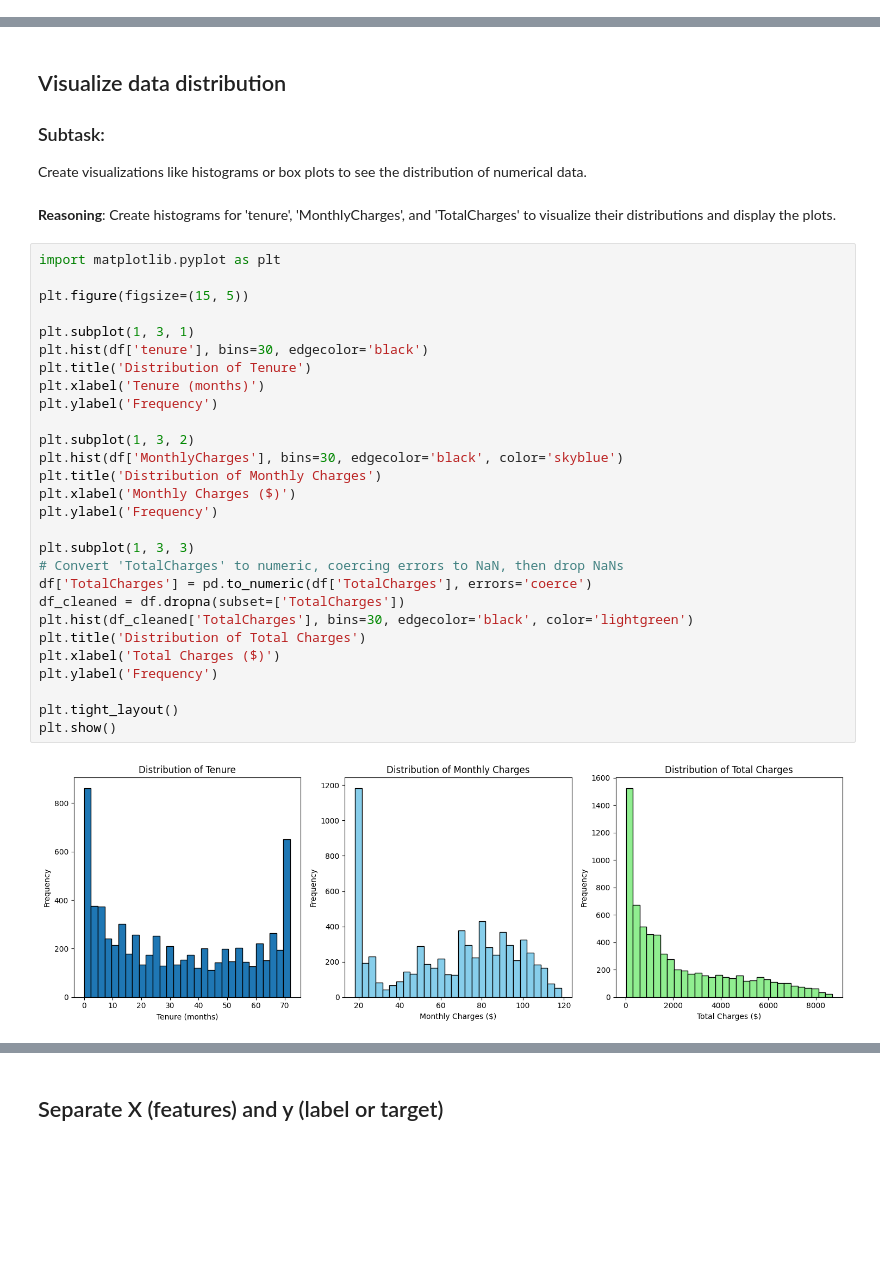
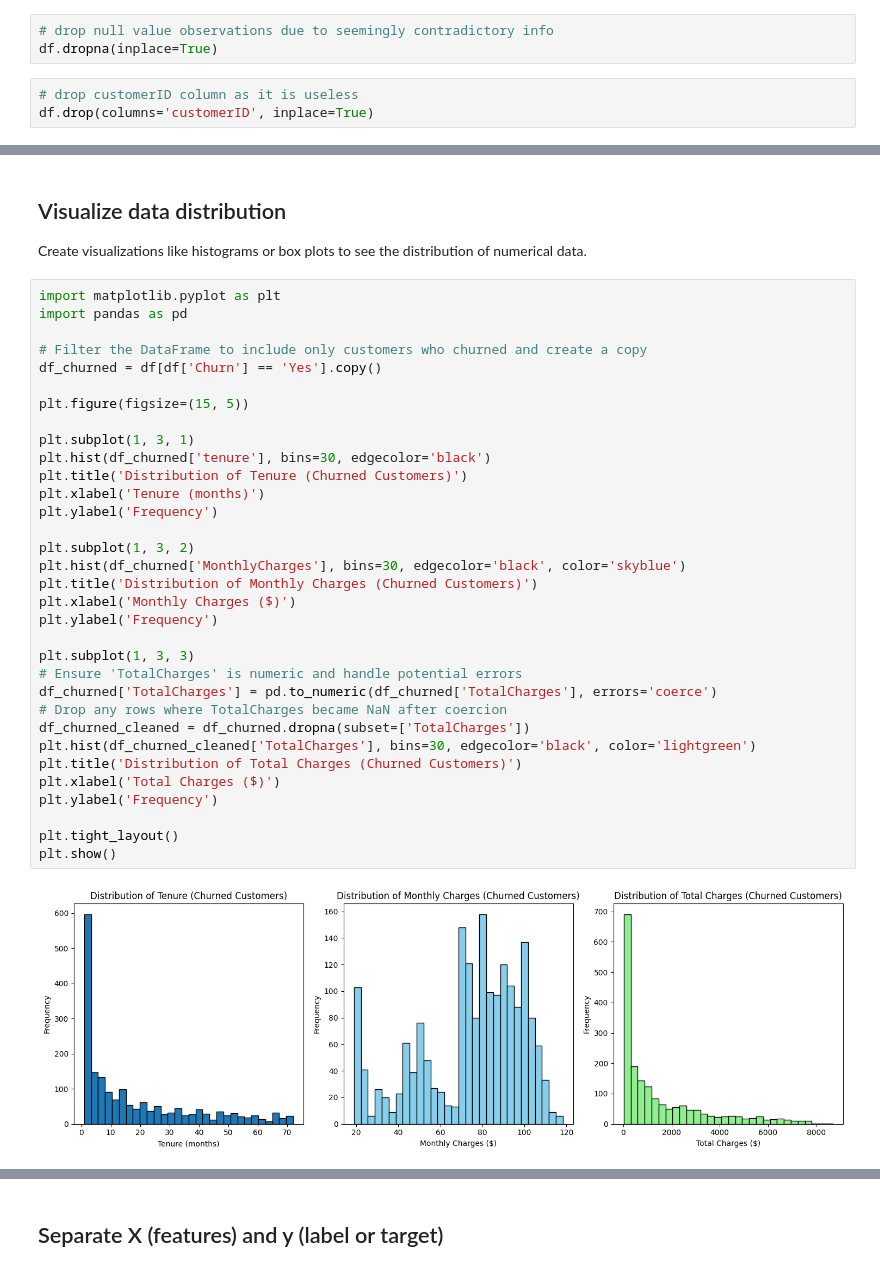
Before and after one commit to jacobalcu/Telco-Customer-Churn, a Jupyter notebook: Customer_Churn.ipynb, the cells around one changed output, grey strips where cells are left out. Saved outputs shown, nothing was run; the diff lists cells and outputs as text; blank space fills up the shorter version.

```diff
--- a/Customer_Churn.ipynb
+++ b/Customer_Churn.ipynb
@@ -62,0 +145,6 @@ None
+# %%
+# drop null value observations due to seemingly contradictory info
+df.dropna(inplace=True)
+# %%
+# drop customerID column as it is useless
+df.drop(columns='customerID', inplace=True)
@@ -204,38 +256,39 @@ array(['No', 'Yes'], dtype=object)
 # %% [markdown]
 ## Visualize data distribution
 
-### Subtask:
 Create visualizations like histograms or box plots to see the distribution of numerical data.
-# %% [markdown]
-**Reasoning**:
-Create histograms for 'tenure', 'MonthlyCharges', and 'TotalCharges' to visualize their distributions and display the plots.
 # %%
 import matplotlib.pyplot as plt
+import pandas as pd
+
+# Filter the DataFrame to include only customers who churned and create a copy
+df_churned = df[df['Churn'] == 'Yes'].copy()
 
 plt.figure(figsize=(15, 5))
 
 plt.subplot(1, 3, 1)
-plt.hist(df['tenure'], bins=30, edgecolor='black')
-plt.title('Distribution of Tenure')
+plt.hist(df_churned['tenure'], bins=30, edgecolor='black')
+plt.title('Distribution of Tenure (Churned Customers)')
 plt.xlabel('Tenure (months)')
 plt.ylabel('Frequency')
 
 plt.subplot(1, 3, 2)
-plt.hist(df['MonthlyCharges'], bins=30, edgecolor='black', color='skyblue')
-plt.title('Distribution of Monthly Charges')
+plt.hist(df_churned['MonthlyCharges'], bins=30, edgecolor='black', color='skyblue')
+plt.title('Distribution of Monthly Charges (Churned Customers)')
 plt.xlabel('Monthly Charges ($)')
 plt.ylabel('Frequency')
 
 plt.subplot(1, 3, 3)
-# Convert 'TotalCharges' to numeric, coercing errors to NaN, then drop NaNs
-df['TotalCharges'] = pd.to_numeric(df['TotalCharges'], errors='coerce')
-df_cleaned = df.dropna(subset=['TotalCharges'])
-plt.hist(df_cleaned['TotalCharges'], bins=30, edgecolor='black', color='lightgreen')
-plt.title('Distribution of Total Charges')
+# Ensure 'TotalCharges' is numeric and handle potential errors
+df_churned['TotalCharges'] = pd.to_numeric(df_churned['TotalCharges'], errors='coerce')
+# Drop any rows where TotalCharges became NaN after coercion
+df_churned_cleaned = df_churned.dropna(subset=['TotalCharges'])
+plt.hist(df_churned_cleaned['TotalCharges'], bins=30, edgecolor='black', color='lightgreen')
+plt.title('Distribution of Total Charges (Churned Customers)')
 plt.xlabel('Total Charges ($)')
 plt.ylabel('Frequency')
 
 plt.tight_layout()
 plt.show()
 # %% [output]
-[figure, old version]
+[figure, new version]
```
Also changed, not shown: parts of 94 cells of this notebook.
